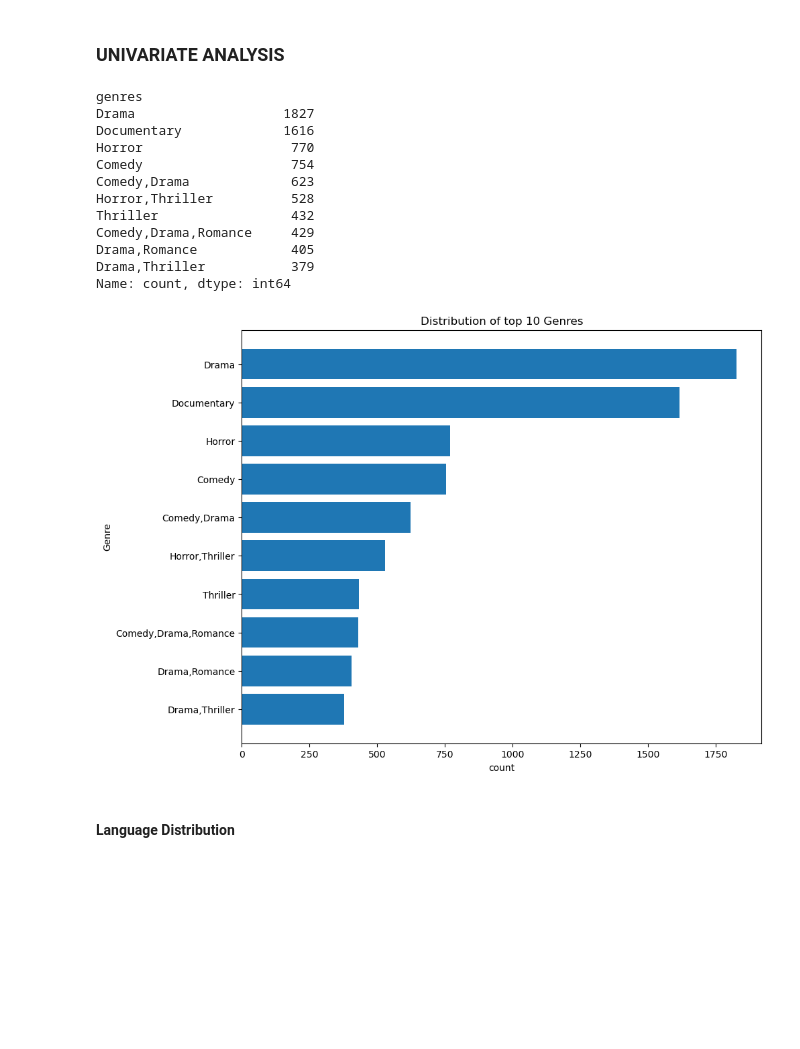
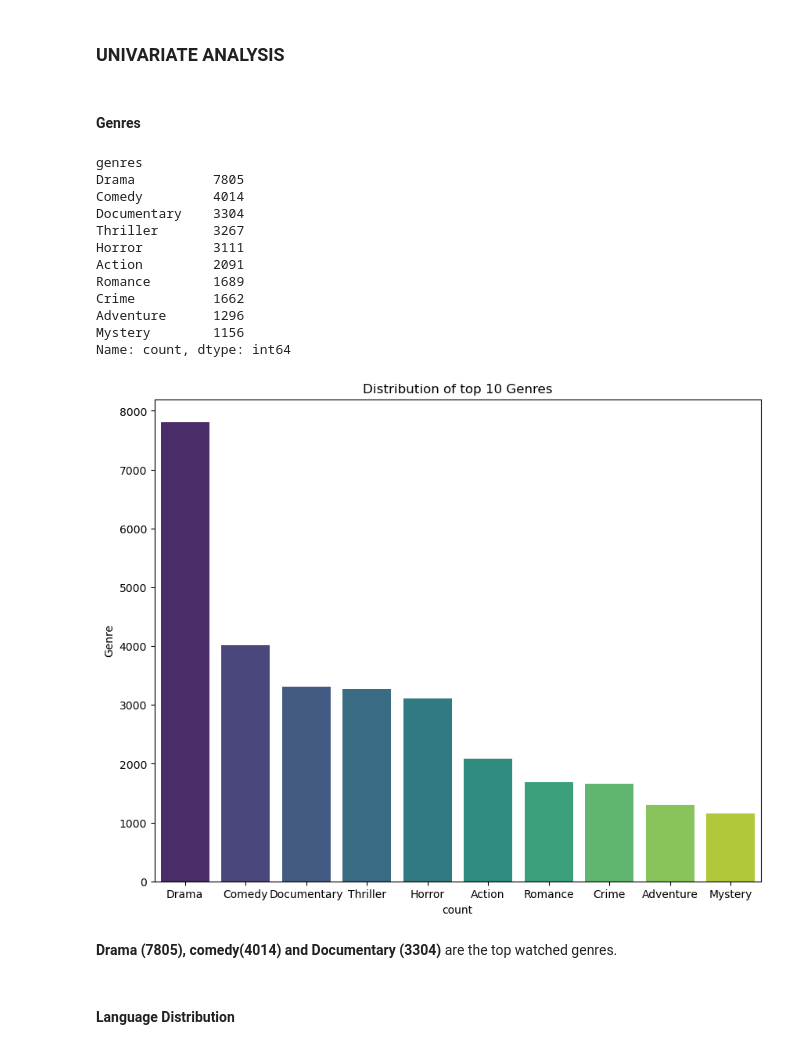
Before and after one commit to am-eric/Film-Analysis, a Jupyter notebook: analysis.ipynb, the cells around one changed output. Drawn from its saved outputs; the diff is of its cells as text; code cells hidden in the pictures; blank space fills up the shorter version.

```diff
--- a/analysis.ipynb
+++ b/analysis.ipynb
@@ -523,11 +535,11 @@ dtype: int64
 # %%
 # get average of ratings from imdb and tmdb
 # add the vote counts
-it_merged['avg_rating'] = (it_merged['averagerating'] + it_merged['vote_average'])/2
-it_merged['num_votes'] = it_merged['numvotes'] +  it_merged['vote_count']
+imdb_tm['avg_rating'] = (imdb_tm['averagerating'] + imdb_tm['vote_average'])/2
 
 # get release year from release date
-it_merged['release_year'] = pd.to_datetime(it_merged['release_date']).dt.year
+imdb_tm['release_year'] = pd.to_datetime(imdb_tm['release_date']).dt.year
 
-it_merged
+
+imdb_tm
 # %% [output]
@@ -547,7 +569,6 @@ it_merged
 # %%
 # select the columns to keep.
 cols = [
-    'primary_title', 'original_title','title',
-    'genres', 'original_language', 'runtime_minutes',
-    'popularity', 'avg_rating', 'num_votes', 'release_year'
+    'original_title','genres', 'original_language', 'runtime_minutes',
+    'avg_rating','release_year'
 ]
@@ -591,0 +575,3 @@ pd.merge(it_merged, tn, on='original_title', how='left')
+# %%
+imdb_tm = imdb_tm[cols]
+imdb_tm
@@ -592,37 +592,49 @@ pd.merge(it_merged, tn, on='original_title', how='left')
 # %% [markdown]
 ### UNIVARIATE ANALYSIS
+# %% [markdown]
+#### Genres
+# %%
+# subset genres
+genre_count = imdb_tm.dropna(subset=['genres'])
+# split genres
+genre_count['genres'] = genre_count['genres'].str.split(',')
+
+# Explode genres into separate rows
+genre_count = genre_count.explode('genres')
 # %%
 # top 10 genres
-it_merged['genres'].value_counts()[:10]
+genre_count['genres'].value_counts()[:10]
 # %% [output]
 genres
-Drama                   1827
-Documentary             1616
-Horror                   770
-Comedy                   754
-Comedy,Drama             623
-Horror,Thriller          528
-Thriller                 432
-Comedy,Drama,Romance     429
-Drama,Romance            405
-Drama,Thriller           379
+Drama          7805
+Comedy         4014
+Documentary    3304
+Thriller       3267
+Horror         3111
+Action         2091
+Romance        1689
+Crime          1662
+Adventure      1296
+Mystery        1156
 Name: count, dtype: int64
 # %%
 fig, ax = plt.subplots(figsize=(10,8))
 
 #x
-x = it_merged['genres'].value_counts()[:10].index
+x = genre_count['genres'].value_counts()[:10].index
 #y
-y = it_merged['genres'].value_counts()[:10].values
+y = genre_count['genres'].value_counts()[:10].values
 
 
-ax.barh(x,y)
+
+sns.barplot(x=x,y=y, ax=ax, palette='viridis')
 ax.set_xlabel('count')
 ax.set_ylabel('Genre')
-ax.set_title('Distribution of top 10 Genres')
-ax.invert_yaxis();
+ax.set_title('Distribution of top 10 Genres');
 # %% [output]
-[figure, old version]
+[figure, new version]
+# %% [markdown]
+**Drama (7805), comedy(4014) and Documentary (3304)** are the top watched genres.
 # %% [markdown]
 #### Language Distribution
 # %%
```
Also changed, not shown: parts of 82 cells of this notebook.
